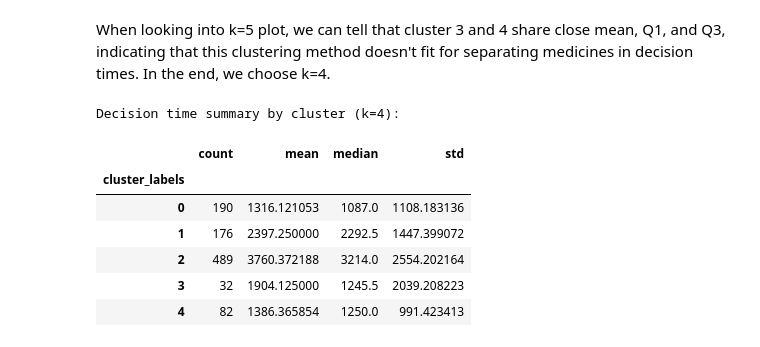
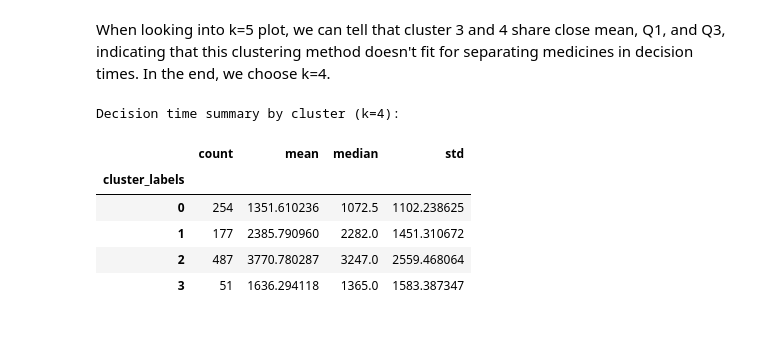
Before and after one commit to whkung0903/ba820-project, a Jupyter notebook: project_m2_grace.ipynb, the cells around one changed output. Saved outputs shown, nothing was run; the diff lists cells and outputs as text; code cells hidden in the pictures.

```diff
--- a/project_m2_grace.ipynb
+++ b/project_m2_grace.ipynb
@@ -651,20 +649,25 @@ plt.show()
 When looking into k=5 plot, we can tell that cluster 3 and 4 share close mean, Q1, and Q3, indicating that this clustering method doesn't fit for separating medicines in decision times. In the end, we choose k=4.
 # %%
 # clustering results summary (k=4)
+X_bool = data_numeric.copy()
+kmeans = KMeans(n_clusters=4, random_state=42)
+labels_kmeans = kmeans.fit_predict(X_bool).astype(str)
+data_kmeans = data_human.copy()
+data_kmeans["cluster_labels"] = labels_kmeans
+
 cluster_decision_summary = (
     data_kmeans
     .groupby("cluster_labels")["decision_time_days"]
     .agg(["count", "mean", "median", "std"])
 )
 
 print("Decision time summary by cluster (k=4):")
 cluster_decision_summary
 # %% [output]
 Decision time summary by cluster (k=4):
 |  | count | mean | median | std |
 | cluster_labels |  |  |  |  |
-| 0 | 190 | 1316.121053 | 1087.0 | 1108.183136 |
-| 1 | 176 | 2397.250000 | 2292.5 | 1447.399072 |
-| 2 | 489 | 3760.372188 | 3214.0 | 2554.202164 |
-| 3 | 32 | 1904.125000 | 1245.5 | 2039.208223 |
-| 4 | 82 | 1386.365854 | 1250.0 | 991.423413 |
+| 0 | 254 | 1351.610236 | 1072.5 | 1102.238625 |
+| 1 | 177 | 2385.790960 | 2282.0 | 1451.310672 |
+| 2 | 487 | 3770.780287 | 3247.0 | 2559.468064 |
+| 3 | 51 | 1636.294118 | 1365.0 | 1583.387347 |
```
Also changed, not shown: parts of 1 cell of this notebook.
